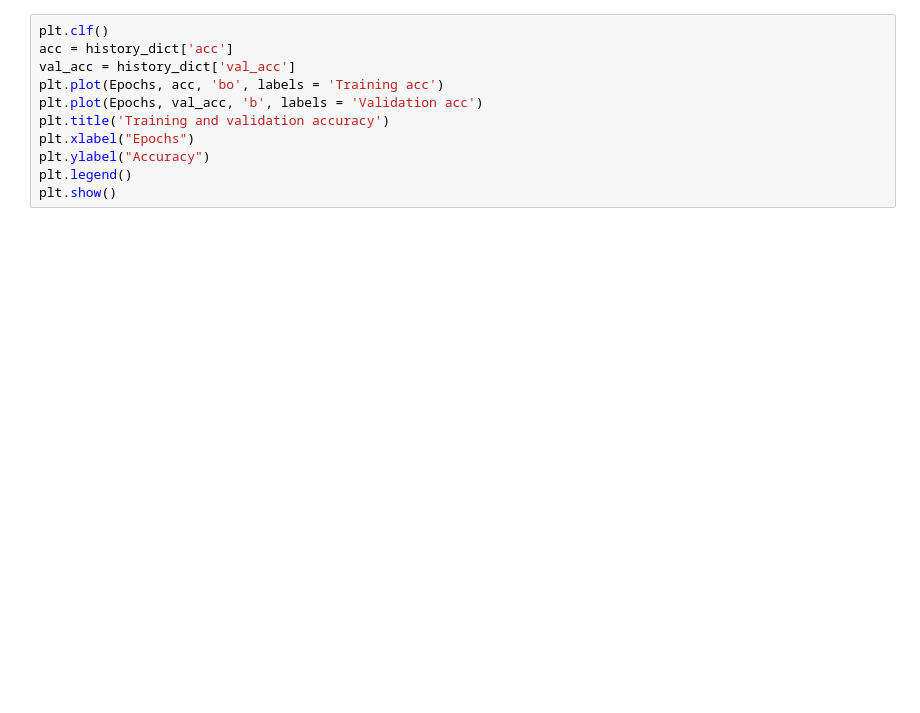
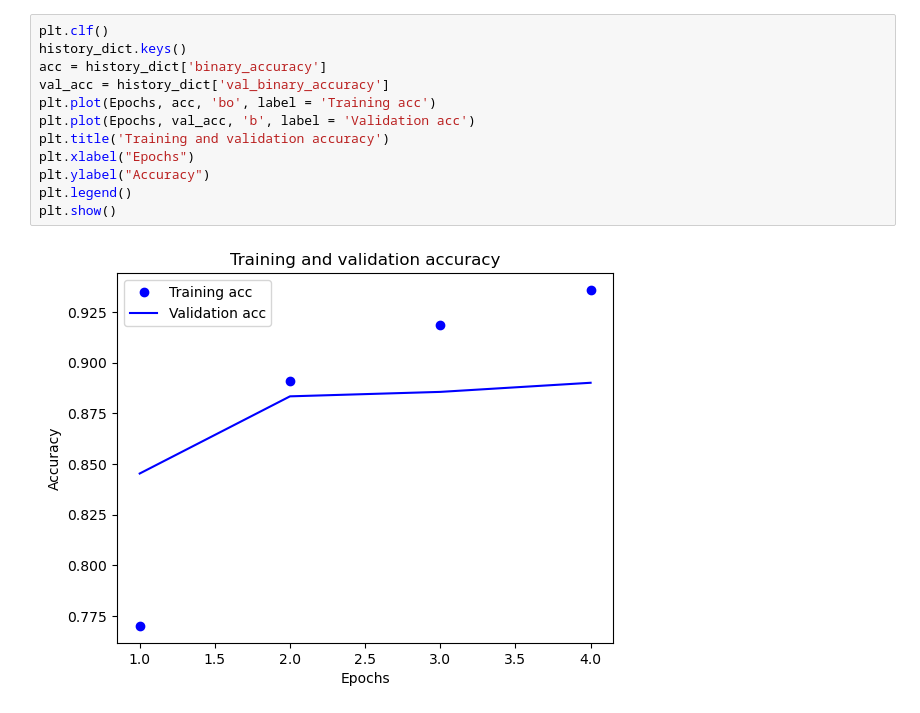
Before and after one commit to Ian19420/machine_learning_2th, a Jupyter notebook: second.ipynb, the cells around one changed output. Saved outputs shown, nothing was run; the diff lists cells and outputs as text; blank space fills up the shorter version.

Commit message:
binary classification movie

```diff
--- a/second.ipynb
+++ b/second.ipynb
@@ -58,11 +63,14 @@ To enable the following instructions: AVX2, in other operations, rebuild TensorF
 # %%
 plt.clf()
-acc = history_dict['acc']
-val_acc = history_dict['val_acc']
-plt.plot(Epochs, acc, 'bo', labels = 'Training acc')
-plt.plot(Epochs, val_acc, 'b', labels = 'Validation acc')
+history_dict.keys()
+acc = history_dict['binary_accuracy']
+val_acc = history_dict['val_binary_accuracy']
+plt.plot(Epochs, acc, 'bo', label = 'Training acc')
+plt.plot(Epochs, val_acc, 'b', label = 'Validation acc')
 plt.title('Training and validation accuracy')
 plt.xlabel("Epochs")
 plt.ylabel("Accuracy")
 plt.legend()
 plt.show()
+# %% [output]
+[figure, added]
```
Also changed, not shown: parts of 2 cells of this notebook.
